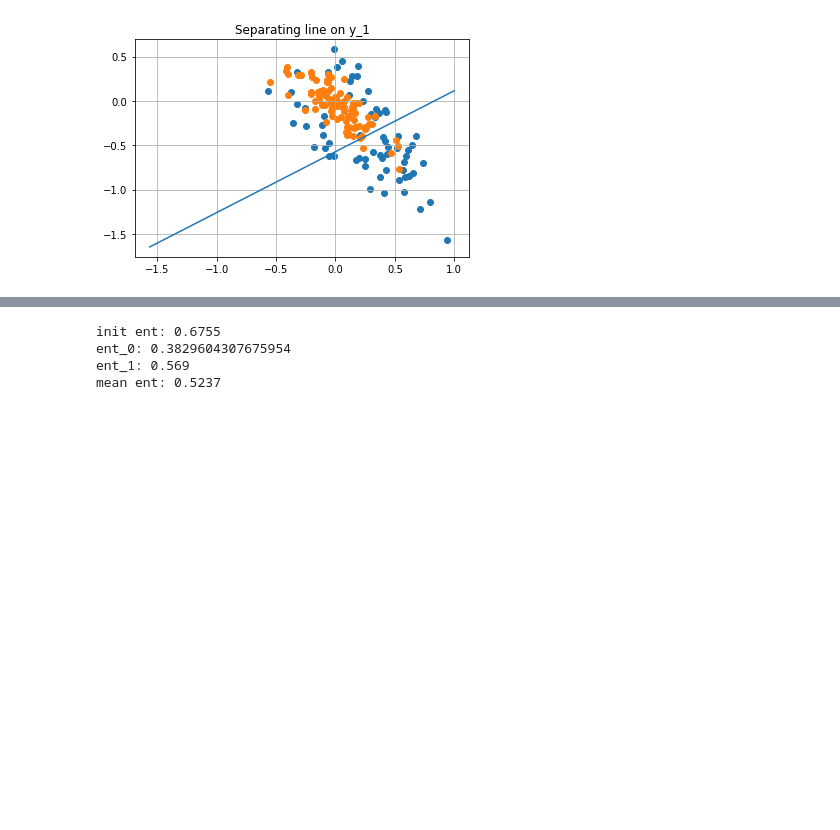
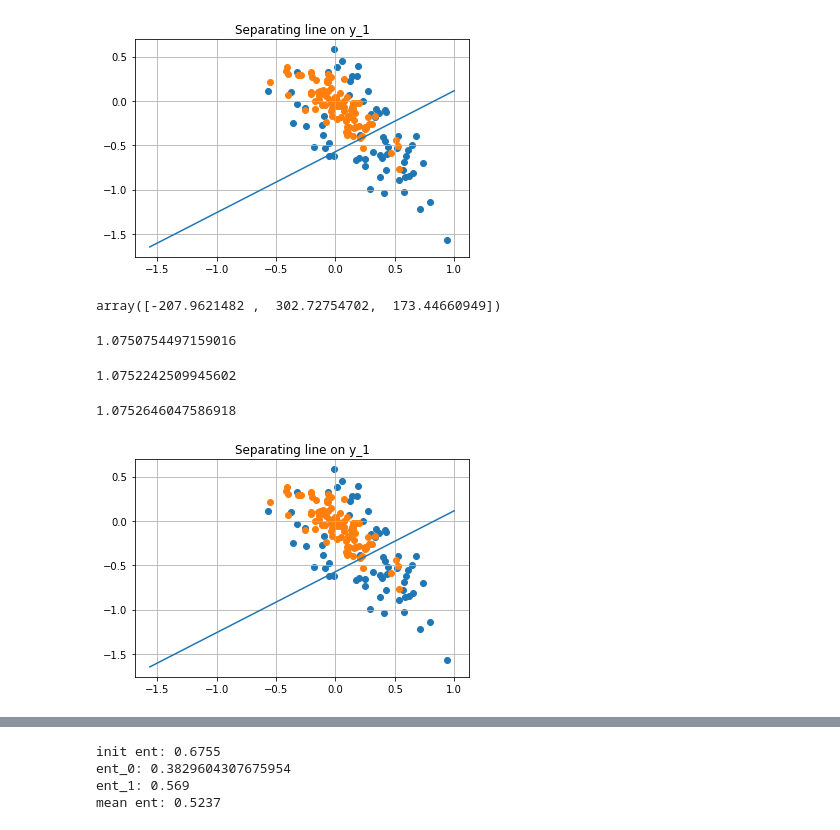
Before and after one commit to DmitriiDenisov/research-DT-Logreg, a Jupyter notebook: step_by_step_custom_loss.ipynb, the cells around one changed output, grey strips where cells are left out. Cells and saved outputs as stored; diff of their text form; code cells hidden in the pictures; blank space fills up the shorter version.

```diff
--- a/step_by_step_custom_loss.ipynb
+++ b/step_by_step_custom_loss.ipynb
@@ -191,3 +127,43 @@ plt.grid(True)
 plt.show()
 # %% [output]
 [figure]
+# %%
+Wopt # подумать что делать с тем, что оптимальных значений бесконечно много, например [-223.575, 325.50, 186.501]
+# может быть ввести штраф за веса (L1 или L2), дабы минимизировать коэффы
+# %% [output]
+array([-207.9621482 ,  302.72754702,  173.44660949])
+# %%
+-223.575/-207.9621482
+# %% [output]
+1.0750754497159016
+# %%
+325.50 / 302.72754702
+# %% [output]
+1.0752242509945602
+# %%
+186.501 / 173.44660949
+# %% [output]
+1.0752646047586918
+# %%
+#Train the classifier on (x_1, y_1)
+x = x_1
+y = y_1
+
+Wopt = split(x, y, W)
+b = 186.501
+m0 = -223.575
+m1 = 325.50
+
+#Plot
+x_vals = np.linspace(x.min(),x.max(),100)
+y_vals = -(m0/m1)*x_vals - b/m1
+
+plt.scatter(x[y==-1][:,0], x[y==-1][:,1])
+plt.scatter(x[y==1][:,0], x[y==1][:,1])
+plt.plot(x_vals, y_vals)
+
+plt.title('Separating line on y_1')
+plt.grid(True)
+plt.show()
+# %% [output]
+[figure, added]
```
Also changed, not shown: parts of 11 cells of this notebook.
